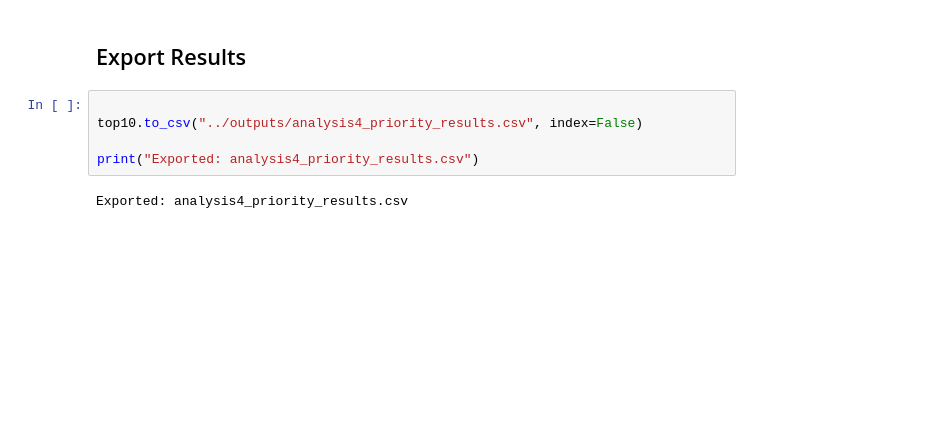
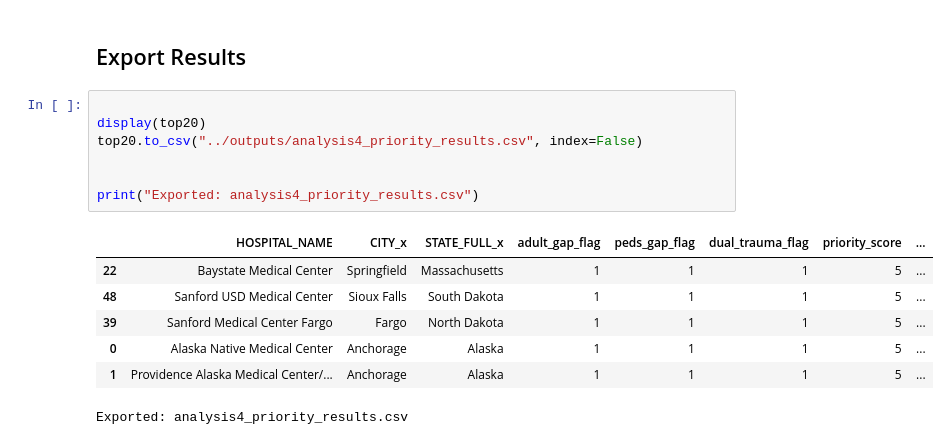
Before and after one commit to arthurkennedy/Team-14, a Jupyter notebook: notebooks/analysis4_optimization_results.ipynb, the cells around one changed output. Saved outputs shown, nothing was run; the diff lists cells and outputs as text; blank space fills up the shorter version.

```diff
--- a/notebooks/analysis4_optimization_results.ipynb
+++ b/notebooks/analysis4_optimization_results.ipynb
@@ -329,8 +331,16 @@ plt.show()
 ## Export Results
 # %%
 
-top10.to_csv("../outputs/analysis4_priority_results.csv", index=False)
+display(top20)
+top20.to_csv("../outputs/analysis4_priority_results.csv", index=False)
+
 
 print("Exported: analysis4_priority_results.csv")
 # %% [output]
+|  | HOSPITAL_NAME | CITY_x | STATE_FULL_x | adult_gap_flag | peds_gap_flag | dual_trauma_flag | priority_score | ... |
+| 22 | Baystate Medical Center | Springfield | Massachusetts | 1 | 1 | 1 | 5 | ... |
+| 48 | Sanford USD Medical Center | Sioux Falls | South Dakota | 1 | 1 | 1 | 5 | ... |
+| 39 | Sanford Medical Center Fargo | Fargo | North Dakota | 1 | 1 | 1 | 5 | ... |
+| 0 | Alaska Native Medical Center | Anchorage | Alaska | 1 | 1 | 1 | 5 | ... |
+| 1 | Providence Alaska Medical Center/... | Anchorage | Alaska | 1 | 1 | 1 | 5 | ... |
 Exported: analysis4_priority_results.csv
```
Also changed, not shown: parts of 3 cells of this notebook, 2 other files.
